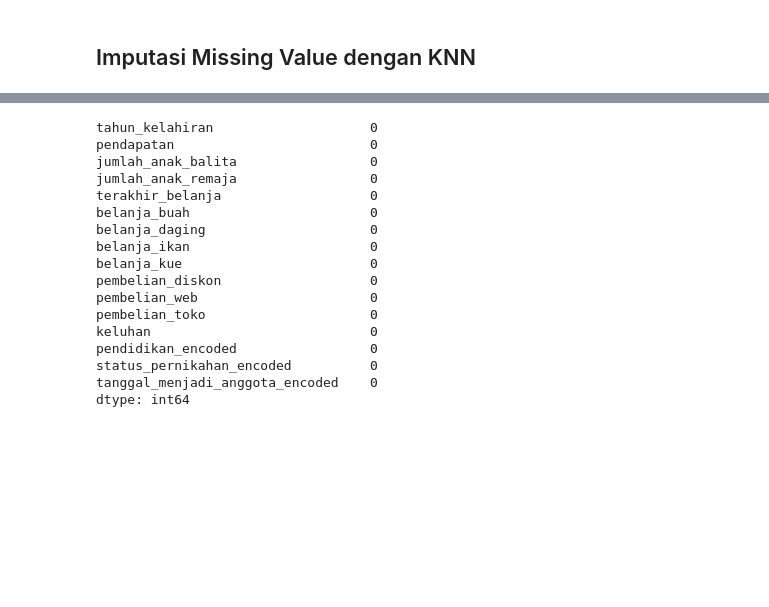
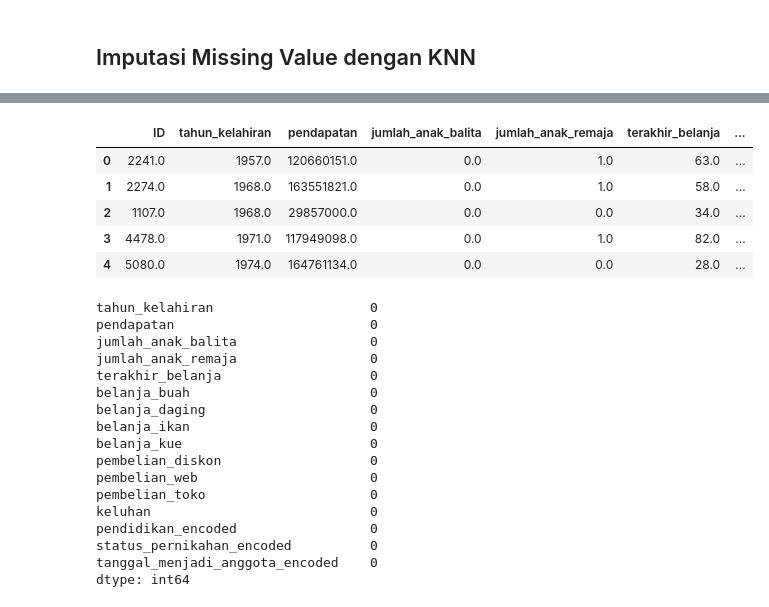
Before and after one commit to drtaufiqh/coba-coba-coba, a Jupyter notebook: PreprocessingData.ipynb, the cells around one changed output, grey strips where cells are left out. Saved outputs shown, nothing was run; the diff lists cells and outputs as text; code cells hidden in the pictures; blank space fills up the shorter version.

```diff
--- a/PreprocessingData.ipynb
+++ b/PreprocessingData.ipynb
@@ -195,14 +246,8 @@ X_train_raw['status_pernikahan_encoded'] = X_train_raw['status_pernikahan_encode
 # %%
-# Data tanggal_menjadi_anggota
-tanggal_menjadi_anggota = X_train_raw['tanggal_menjadi_anggota']
-tanggal_menjadi_anggota_encoded = tanggal_menjadi_anggota.copy()
-
 # Inisialisasi LabelEncoder dengan urutan yang diinginkan
 label_encoder_tanggal = LabelEncoder()
 
-# Transformasi data tanggal_menjadi_anggota
-tanggal_menjadi_anggota_encoded = label_encoder_tanggal.fit_transform(tanggal_menjadi_anggota_encoded)
+tanggal_gabungan_encoded = label_encoder_tanggal.fit_transform(tanggal_gabungan)
 
-X_train_raw['tanggal_menjadi_anggota_encoded'] = tanggal_menjadi_anggota_encoded
-X_train_raw['tanggal_menjadi_anggota_encoded'].unique()
+tanggal_gabungan_encoded
 # %% [output]
@@ -263,4 +332,25 @@ data_imputed.head(n=5)
 | 2 | 1966.0 | 127532564.0 | 0.0 | 0.0 | 45.0 | 117611.0 | ... |
 | 3 | 1961.0 | 165579620.0 | 0.0 | 0.0 | 90.0 | 206346.0 | ... |
 | 4 | 1970.0 | 117703159.0 | 1.0 | 1.0 | 78.0 | 90563.0 | ... |
+# %%
+# Kolom yang ingin diimputasi
+imputed_column = data_test.columns
+
+# Buat imputer hanya untuk kolom yang diinginkan
+imputer = KNNImputer(n_neighbors=5)
+imputed_data_test = imputer.fit_transform(data_test[imputed_column])
+
+# Ganti kolom-kolom yang diimputasi dengan hasil imputasi
+data_test_imputed = data_test.copy()
+data_test_imputed[imputed_column] = imputed_data_test
+
+# Tampilkan DataFrame hasil imputasi
+data_test_imputed.head(n=5)
+# %% [output]
+|  | ID | tahun_kelahiran | pendapatan | jumlah_anak_balita | jumlah_anak_remaja | terakhir_belanja | ... |
+| 0 | 2241.0 | 1957.0 | 120660151.0 | 0.0 | 1.0 | 63.0 | ... |
+| 1 | 2274.0 | 1968.0 | 163551821.0 | 0.0 | 1.0 | 58.0 | ... |
+| 2 | 1107.0 | 1968.0 | 29857000.0 | 0.0 | 0.0 | 34.0 | ... |
+| 3 | 4478.0 | 1971.0 | 117949098.0 | 0.0 | 1.0 | 82.0 | ... |
+| 4 | 5080.0 | 1974.0 | 164761134.0 | 0.0 | 0.0 | 28.0 | ... |
 # %%
```
Also changed, not shown: parts of 25 cells of this notebook, 4 other files.
